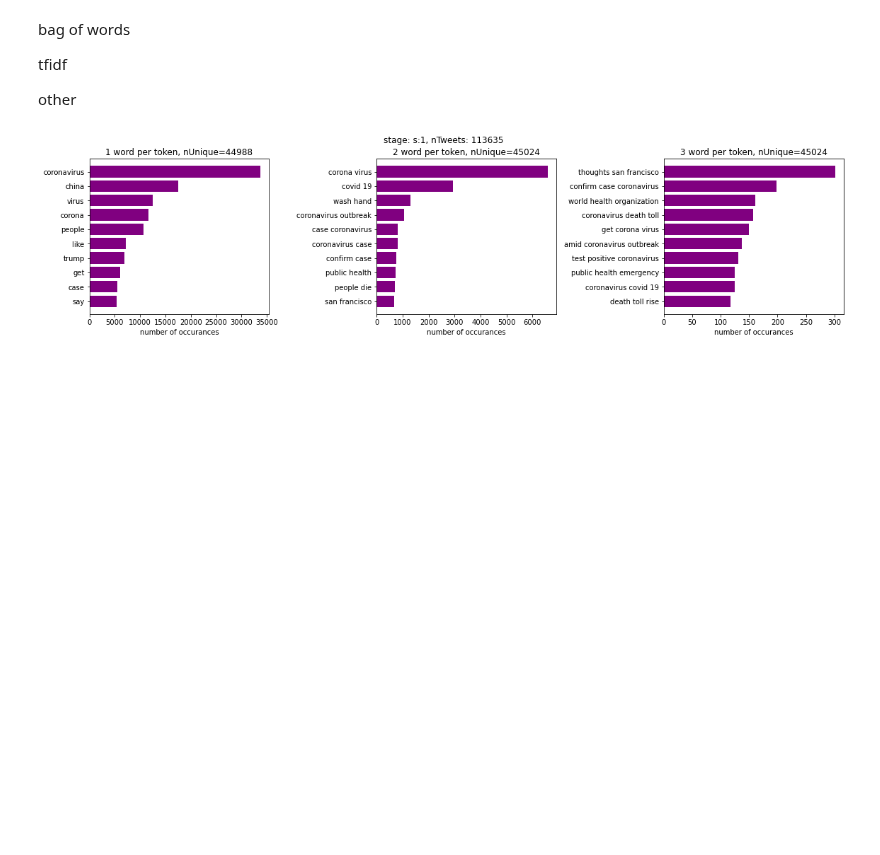
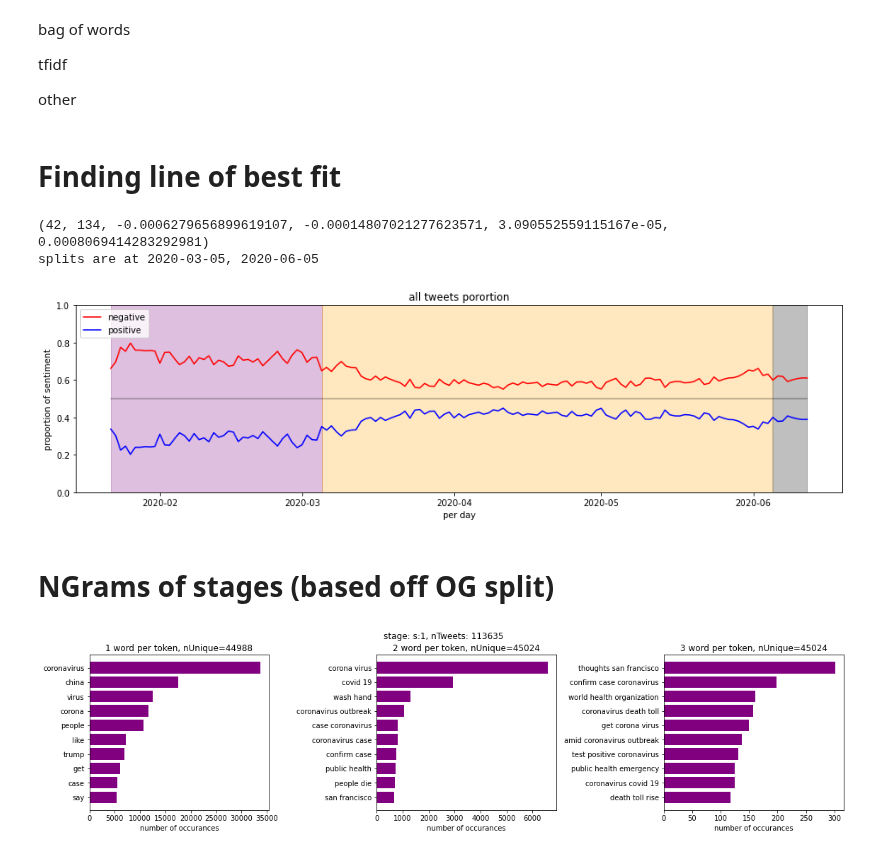
Before and after one commit to Alexander-Kahanek/COVID_Research, a Jupyter notebook: analysis/stages.ipynb, the cells around one changed output. Saved outputs shown, nothing was run; the diff lists cells and outputs as text; code cells hidden in the pictures; blank space fills up the shorter version.

```diff
--- a/analysis/stages.ipynb
+++ b/analysis/stages.ipynb
@@ -155,6 +157,82 @@ bag of words
 tfidf
 
 other
+# %% [markdown]
+# Finding line of best fit
+# %%
+x_y_dict = {x:y for x,y in enumerate(raw.groupby(['date']).agg({'is_negative':'mean'})['is_negative'])}
+date2i = {i:date for i,date in enumerate(raw.groupby(['date']).agg({'is_negative':'mean'}).index)}
+X = [x for x in x_y_dict]
+Y = [x_y_dict[x] for x in x_y_dict]
+
+def best_fit(X, Y):
+    xbar = sum(X)/len(X)
+    ybar = sum(Y)/len(Y)
+    n = len(X) # or len(Y)
+
+    numer = sum([xi*yi for xi,yi in zip(X, Y)]) - n * xbar * ybar
+    denum = sum([xi**2 for xi in X]) - n * xbar**2
+
+    b = numer / denum
+    a = ybar - b * xbar
+
+    return b
+# import math as m
+keep = None
+
+for a in range(3, len(X)-2): # 3 to 139
+    for b in range(4, len(X)-3):
+        if a < b and b - a > 3: # splits are concurrent and the middle section is at least 3
+            X1, X2, X3 = X[0:a], X[a:b], X[b:]
+            Y1, Y2, Y3 = Y[0:a], Y[a:b], Y[b:]
+            if len(X1) > 3 and len(X2) > 3 and len(X3) > 3: # min length of stages?
+                s1, s2, s3 = best_fit(X1, Y1), best_fit(X2, Y2), best_fit(X3, Y3)
+                ss = abs(s1) + abs(s2) + abs(s3)
+                # if sum of slopes is closer to 0, then keep
+                if keep is None or ss < keep[-1]:
+                    keep = (a, b, s1, s2, s3, ss)
+
+
+print(keep)
+print(f'splits are at {date2i[keep[0]]}, {date2i[keep[1]]}')
+
+fig, ax = plt.subplots(nrows=1, ncols=1, figsize=(16, 4)) #sharey = True
+
+ndf = raw.groupby(['date']).agg({'is_negative':'mean', 'count':'count'}).reset_index()
+ndf['nnegative'] = ndf['count'] * ndf['is_negative']
+ndf['npositive'] = ndf['count'] - ndf['nnegative']
+ndf['is_positive'] = 1 - ndf['is_negative']
+# sum = ndf['count'].sum()
+avg_day = ndf['count'].mean()
+npos = int(ndf['npositive'].sum())
+nneg = int(ndf['nnegative'].sum())
+
+splits = [date2i[keep[0]], date2i[keep[1]]]
+colors = ['purple', 'orange', 'black']
+# print(min_date)
+
+ax.plot(ndf['date'], ndf.is_negative, color= 'r', label='negative')
+ax.plot(ndf['date'], ndf.is_positive, color = 'b', label='positive')
+ax.plot((min_date,max_date),(0.5,0.5), color='black', alpha=0.3)
+for i, split in enumerate(splits):
+    if i == 0:
+        ax.axvspan(min_date, pd.to_datetime(split), 0, 1, alpha=0.25, color=colors[0])
+        last = split
+    if i == 1:
+        ax.axvspan(pd.to_datetime(last), pd.to_datetime(split), 0, 1, alpha=0.25, color=colors[1])
+        ax.axvspan(pd.to_datetime(split), max_date, 0, 1, alpha=0.25, color=colors[2])
+ax.set_ylabel('proportion of sentiment')
+ax.set_xlabel('per day')
+ax.set_title(f'all tweets porortion')
+ax.set_ylim(0,1)
+ax.legend()
+plt.show()
+# %% [output]
+(42, 134, -0.0006279656899619107, -0.00014807021277623571, 3.090552559115167e-05, 0.0008069414283292981)
+splits are at 2020-03-05, 2020-06-05
+[figure, added]
+# %% [markdown]
+# NGrams of stages (based off OG split)
 # %%
 def get_Nwords(corpus, n=None, Nwords=1):
     vec1 = CountVectorizer(ngram_range=(Nwords,Nwords),
```
Also changed, not shown: parts of 3 cells of this notebook.
